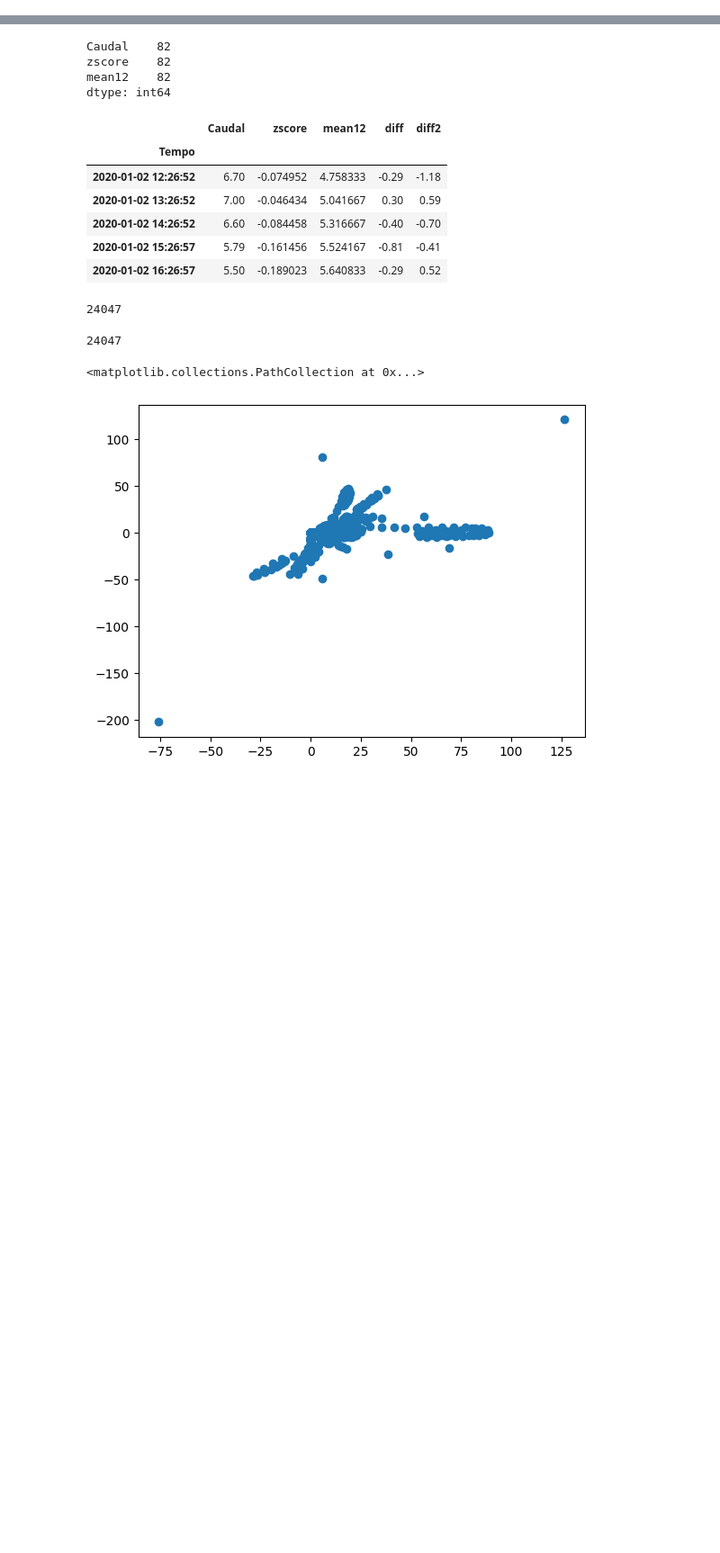
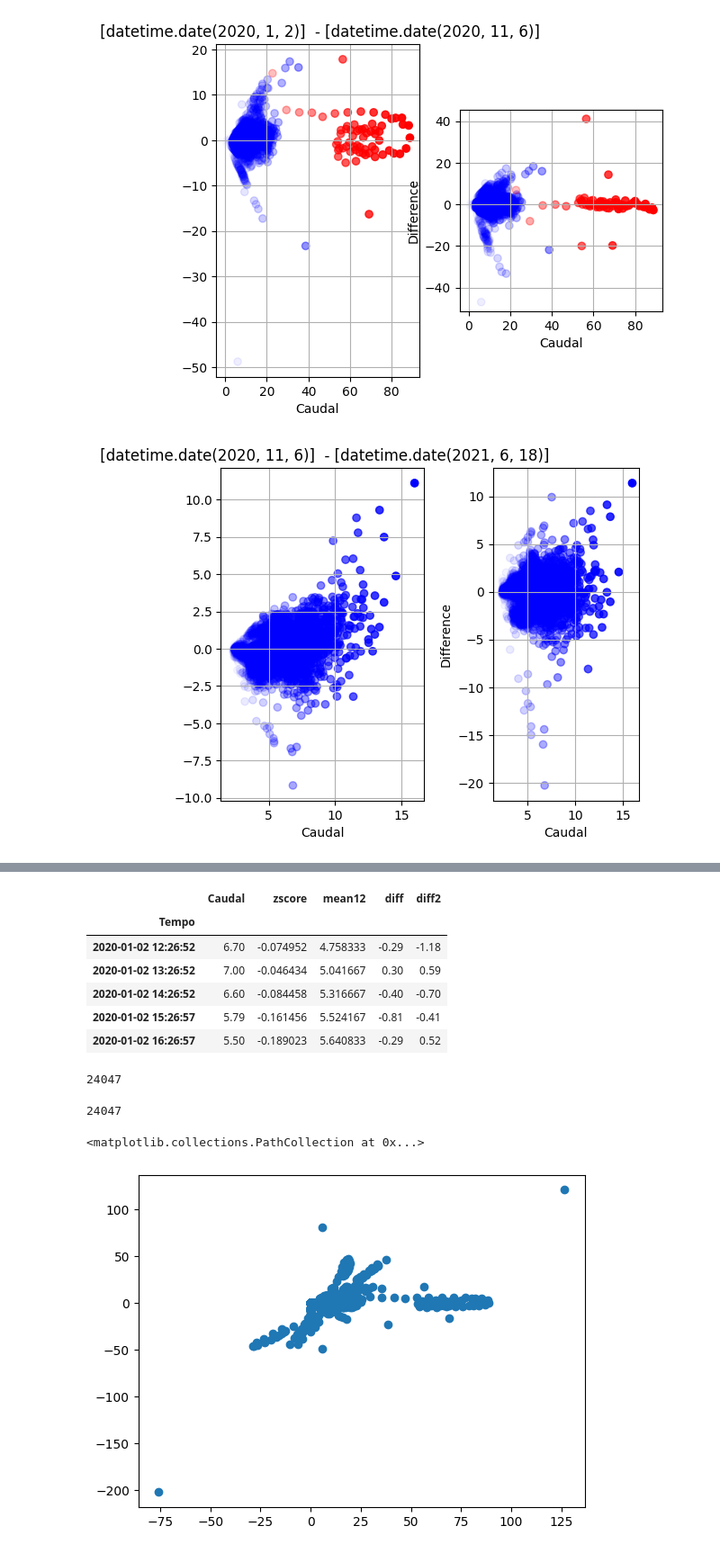
Before and after one commit to Francisc0F/projeto_licenciatura, a Jupyter notebook: caracterização de dados/Método random forest.ipynb, the cells around one changed output, grey strips where cells are left out. Shown at 90% size. Cells and saved outputs as stored; diff of their text form; code cells hidden in the pictures; blank space fills up the shorter version.

Commit message:
adjusts on graphs

```diff
--- a/caracterização de dados/Método random forest.ipynb
+++ b/caracterização de dados/Método random forest.ipynb
@@ -32,0 +53,66 @@ dataSetCuts = dfCaudal[dfCaudal['timediff'] > timedelta(hours=7)]
+# %%
+#get revelant dates 5 days before the exec
+format_string = '%Y-%m-%d'
+intervencaoDays = [
+                   #'2022-05-26', '2022-05-20', '2022-05-19','2022-05-12',
+                   '2022-07-01', '2022-07-08', '2022-08-04', '2022-08-29', '2022-10-07']
+date_times = [datetime.strptime(date_string, format_string).date() for date_string in intervencaoDays]
+modified_dates = []
+for date in date_times:
+    # subtract n days from the current date
+    days = 5
+    modified_date = date - timedelta(days=days)
+    for i in range(days - 2):
+        modified_dates.append(modified_date + timedelta(days=i+1))
+#print(modified_dates)
+
+
+
+for index, df in enumerate(dataSetList):
+    colors = ['red' if df['zscore'][i] > zscore_limit else 'blue' for i in range(len(df))]
+    min_value = df['Caudal'].min()
+    max_value = df['Caudal'].max()
+    df['Caudal_normalized'] = (df['Caudal'] - min_value) / (max_value - min_value)
+    alpha_values = df['Caudal_normalized']
+
+    dateStart = df.head(1).index.date
+    dateEnd = df.tail(1).index.date
+    title = f' {dateStart}  - {dateEnd}'
+
+    fig, ax = plt.subplots(1, 2)
+    # Plot the data in the first subplot
+    ax[0].scatter(df['Caudal'], df['diff'], c = colors, alpha=alpha_values)
+    ax[0].set_title(title)
+    ax[0].set_xlabel('Caudal')
+    # Add a grid to the first subplot
+    ax[0].grid()
+
+    #for i, txt in enumerate(df.index):
+    #    if df['zscore'][i] > zscore_limit:
+    #        ax[0].annotate(txt, (df['Caudal'][i], df['diff'][i]))
+
+    # Plot the data in the second subplot
+    ax[1].scatter(df['Caudal'], df['diff2'], c = colors,  alpha=alpha_values)
+
+    ax[1].set_xlabel('Caudal')
+    ax[1].set_ylabel('Difference')
+    ax[1].set_aspect('equal')
+    ax[1].grid()
+
+
+    for i, row in df.iterrows():
+        if row.name in modified_dates:
+            #print(row)
+            circ = Circle((row['Caudal'], row['diff']), radius=0.5, facecolor='red', alpha=1)
+            ax[0].add_patch(circ)
+
+            circ2 = Circle((row['Caudal'], row['diff2']), radius=0.5, facecolor='red', alpha=1)
+            ax[1].add_patch(circ2)
+            ax[1].set_aspect('equal')
+
+
+
+plt.show()
+# %% [output]
+[figure, added]
+[figure, added]
@@ -33,7 +121,2 @@ dataSetCuts = dfCaudal[dfCaudal['timediff'] > timedelta(hours=7)]
 # %%
-dfCaudal[dfCaudal['zscore'] > zscore_limit].count()
+dataSetList
-# %% [output]
-Caudal    82
-zscore    82
-mean12    82
-dtype: int64
```
Also changed, not shown: parts of 5 cells of this notebook.
